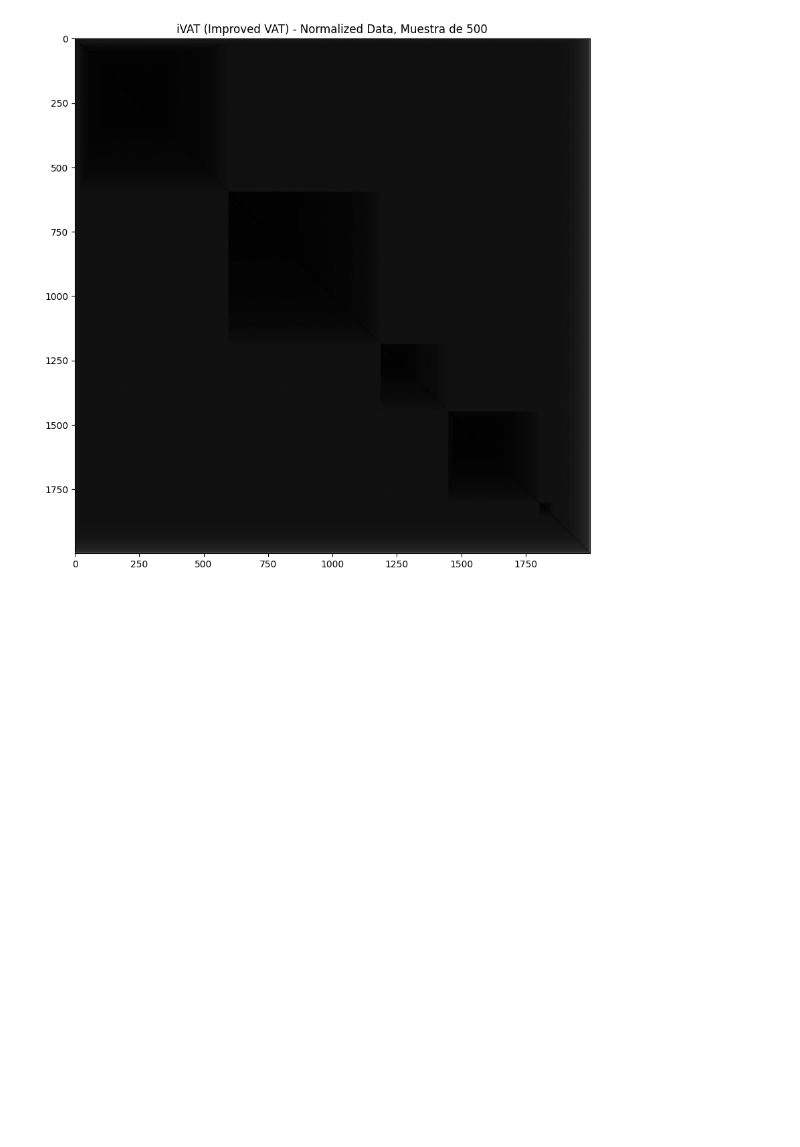
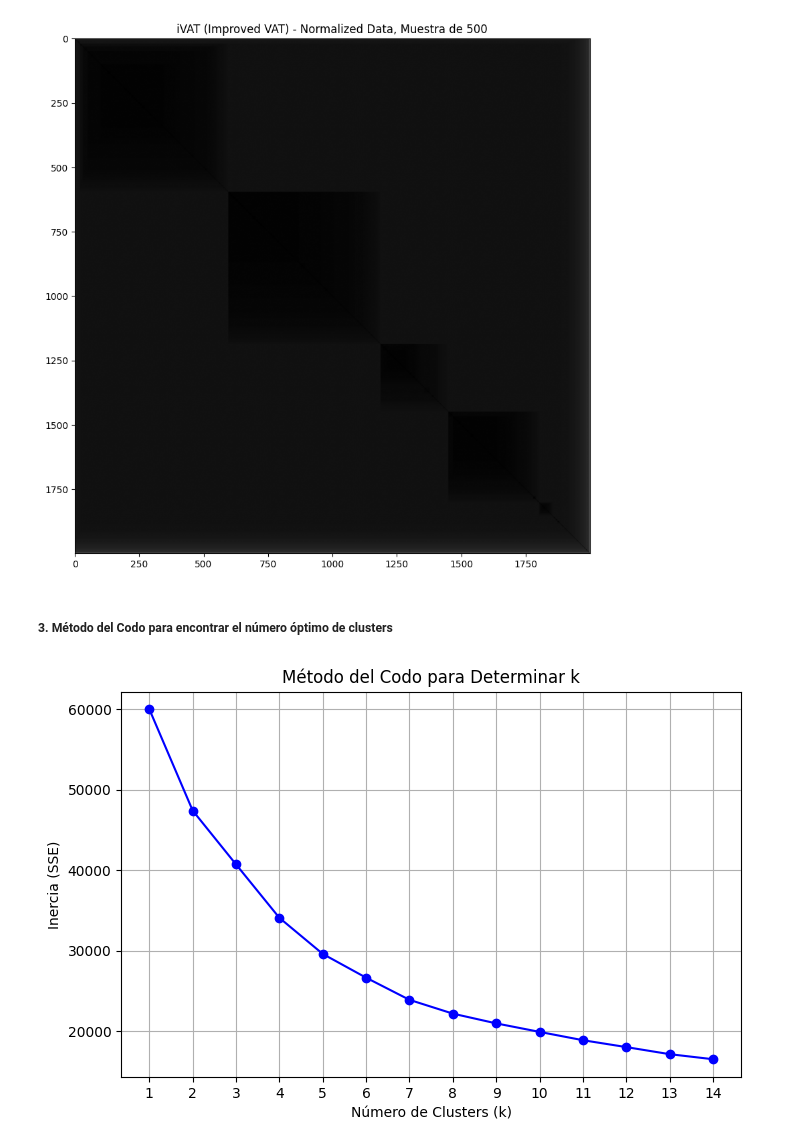
Before and after one commit to EstebanZG999/HT2Mineria, a Jupyter notebook: src/raw_ejercicios/clustering.ipynb, the cells around one changed output. Saved outputs shown, nothing was run; the diff lists cells and outputs as text; code cells hidden in the pictures; blank space fills up the shorter version.

```diff
--- a/src/raw_ejercicios/clustering.ipynb
+++ b/src/raw_ejercicios/clustering.ipynb
@@ -211,3 +211,27 @@ Estadístico de Hopkins: 1.0000
 [figure]
 <Figure size 800x800 with 0 Axes>
 [figure]
+# %% [markdown]
+##### 3. Método del Codo para encontrar el número óptimo de clusters
+# %%
+from sklearn.cluster import KMeans
+
+inertia = []  # Lista para almacenar la inercia de cada k
+K_range = range(1, 15)  # Evaluamos entre 1 y 15 clusters
+
+for k in K_range:
+    kmeans = KMeans(n_clusters=k, random_state=42, n_init=10)
+    kmeans.fit(df_scaled)  # Usamos los datos ya normalizados
+    inertia.append(kmeans.inertia_)
+
+# 📌 Graficar el método del codo
+plt.figure(figsize=(8, 5))
+plt.plot(K_range, inertia, marker="o", linestyle="-", color="blue")
+plt.xlabel("Número de Clusters (k)")
+plt.ylabel("Inercia (SSE)")
+plt.title("Método del Codo para Determinar k")
+plt.xticks(K_range)
+plt.grid()
+plt.show()
+# %% [output]
+[figure, added]
```
